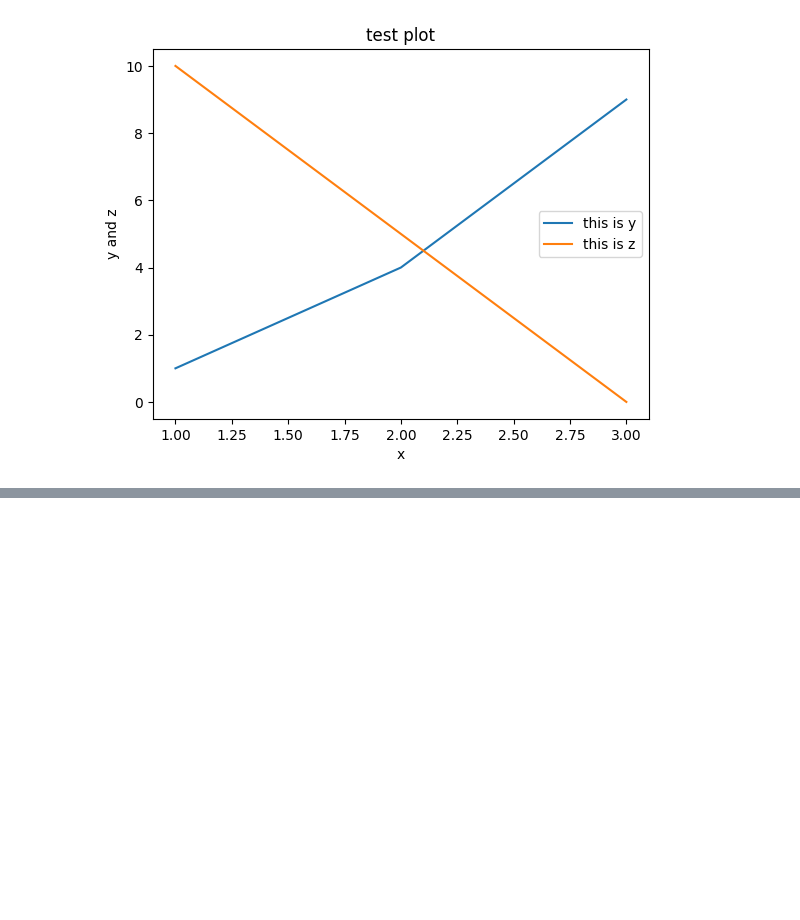
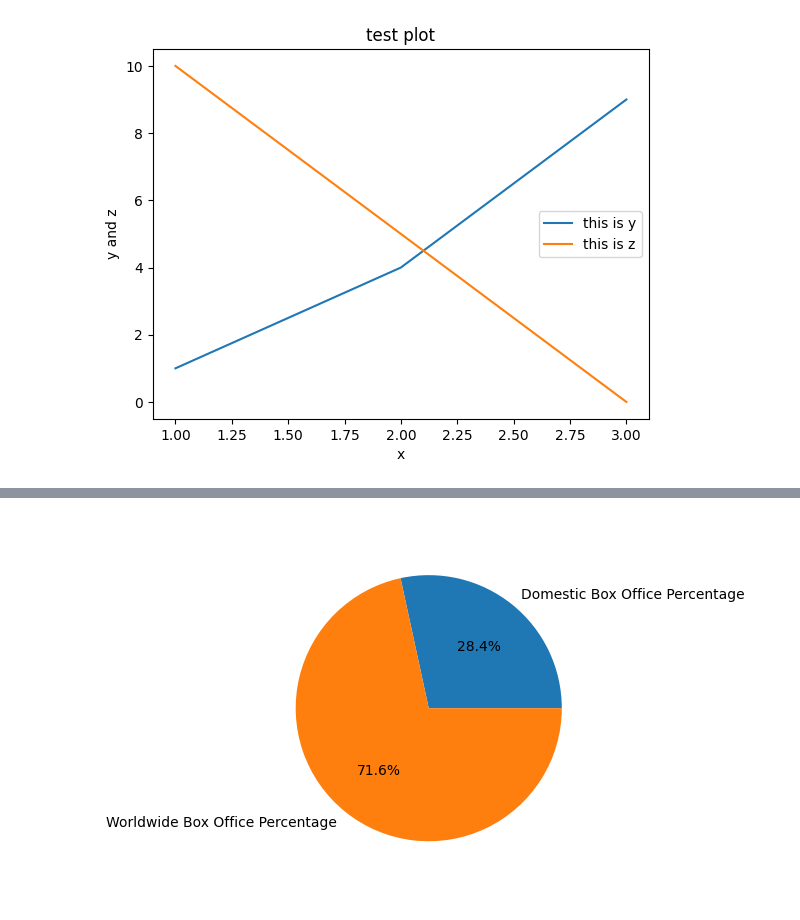
Before and after one commit to Obizim/jupyter-DA, a Jupyter notebook: box-office.ipynb, the cells around one changed output, grey strips where cells are left out. Cells and saved outputs as stored; diff of their text form; code cells hidden in the pictures; blank space fills up the shorter version.

```diff
--- a/box-office.ipynb
+++ b/box-office.ipynb
@@ -159,0 +171,8 @@ plt.show()
+# %%
+total_domestic_box_office = df['Domestic Box Office'].sum()
+total_worldwide_box_office = df['Domestic Box Office'].sum()
+# %%
+df.drop('% domestic box office', axis=1, inplace=True)
+# %%
+df['Domestic Box Office Percentage'] = (df['Domestic Box Office'] / total_domestic_box_office) * 100
+df['Worldwide Box Office Percentage'] = (df['Worldwide Box Office'] / total_domestic_box_office) * 100
@@ -159,0 +199,7 @@ plt.show()
+# %%
+chart = [df['Domestic Box Office Percentage'].sum(), df['Worldwide Box Office Percentage'].sum()]
+labels = ['Domestic Box Office Percentage', 'Worldwide Box Office Percentage']
+plt.pie(chart , labels = labels, autopct='%1.1f%%', radius=0.9)
+plt.show()
+# %% [output]
+[figure, added]
```
Also changed, not shown: parts of 6 cells of this notebook.
